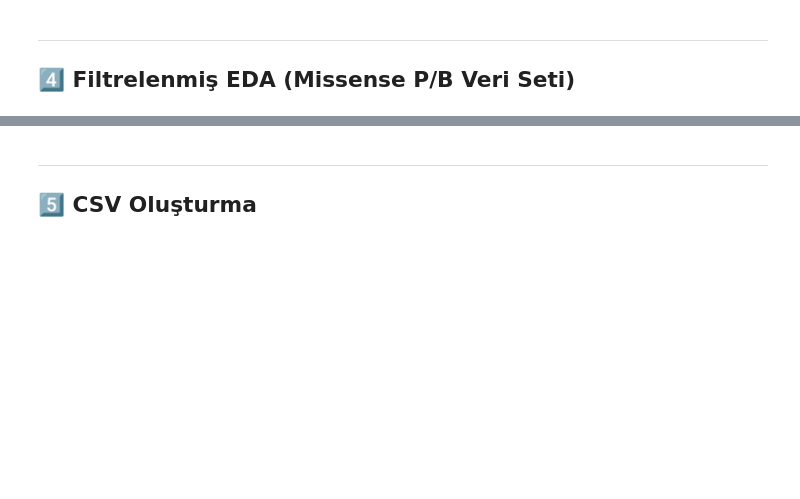
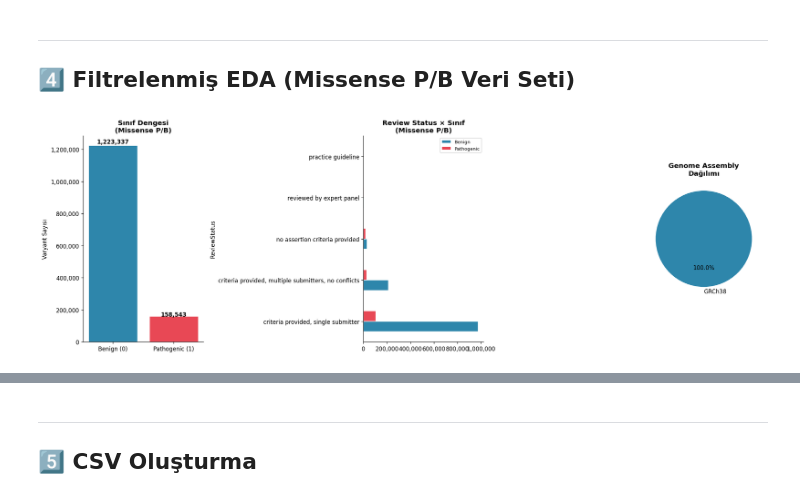
Before and after one commit to MehmetSalihBurulday/bios, a Jupyter notebook: clinvar_eda_pipeline_v3.ipynb, the cells around one changed output, grey strips where cells are left out. Drawn from its saved outputs; the diff is of its cells as text; code cells hidden in the pictures; blank space fills up the shorter version.

```diff
--- a/clinvar_eda_pipeline_v3.ipynb
+++ b/clinvar_eda_pipeline_v3.ipynb
@@ -487,42 +571,42 @@ fig, axes = plt.subplots(1, 3, figsize=(18, 6))
 
 # (1) Sınıf dengesi
 ax = axes[0]
-vals = df_filtered['label'].value_counts().sort_index()
+vals = df_raw['label'].value_counts().sort_index()   # ← df_raw
 bars = ax.bar(['Benign (0)', 'Pathogenic (1)'], vals.values,
               color=['#2E86AB', '#E84855'], edgecolor='white', linewidth=0.5)
 for bar in bars:
     h = bar.get_height()
     ax.text(bar.get_x() + bar.get_width()/2, h * 1.01,
             f'{h:,}', ha='center', fontweight='bold')
 ax.set_title('Sınıf Dengesi\n(Missense P/B)', fontweight='bold')
 ax.set_ylabel('Varyant Sayısı')
 ax.yaxis.set_major_formatter(mticker.FuncFormatter(lambda x, _: f'{int(x):,}'))
 
 # (2) Kalite bazında dağılım
 ax2 = axes[1]
-if 'ReviewStatus' in df_filtered.columns:
-    rs_label = df_filtered.groupby(['ReviewStatus', 'label']).size().unstack(fill_value=0)
+if 'ReviewStatus' in df_raw.columns:              # ← df_raw
+    rs_label = df_raw.groupby(['ReviewStatus', 'label']).size().unstack(fill_value=0)
     rs_label = rs_label.loc[rs_label.sum(axis=1).nlargest(6).index]
     rs_label.plot(kind='barh', ax=ax2, color=['#2E86AB','#E84855'], edgecolor='white')
     ax2.set_title('Review Status × Sınıf\n(Missense P/B)', fontweight='bold')
     ax2.legend(['Benign', 'Pathogenic'], fontsize=8)
     ax2.xaxis.set_major_formatter(mticker.FuncFormatter(lambda x, _: f'{int(x):,}'))
-else:
-    ax2.text(0.5, 0.5, 'ReviewStatus yok', ha='center', va='center')
 
 # (3) Assembly dağılımı
 ax3 = axes[2]
-if 'Assembly' in df_filtered.columns:
-    asm = df_filtered['Assembly'].value_counts()
+if 'Assembly' in df_raw.columns:                  # ← df_raw
+    asm = df_raw['Assembly'].value_counts()
     ax3.pie(asm.values, labels=asm.index, autopct='%1.1f%%',
             colors=PALETTE, startangle=90)
     ax3.set_title('Genome Assembly\nDağılımı', fontweight='bold')
-else:
-    ax3.text(0.5, 0.5, 'Assembly yok', ha='center', va='center')
 
 plt.tight_layout()
 plt.savefig('eda_filtered_overview.png', bbox_inches='tight')
 plt.show()
+
+df_filtered = df_raw.copy()
+# %% [output]
+[figure, added]
 # %%
 # En çok P/B varyantı olan genler
 if 'GeneSymbol' in df_filtered.columns:
```
Also changed, not shown: parts of 16 cells of this notebook.
